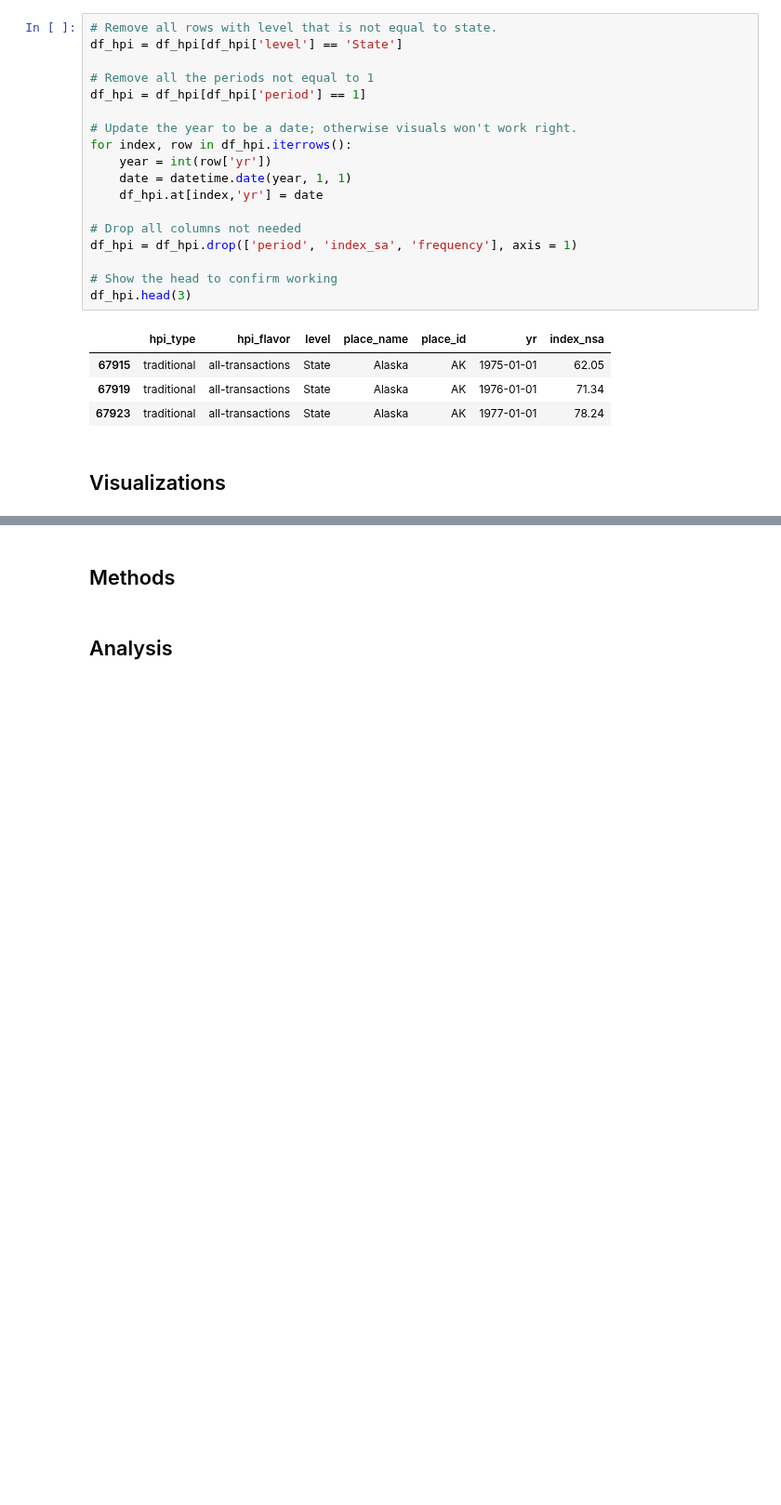
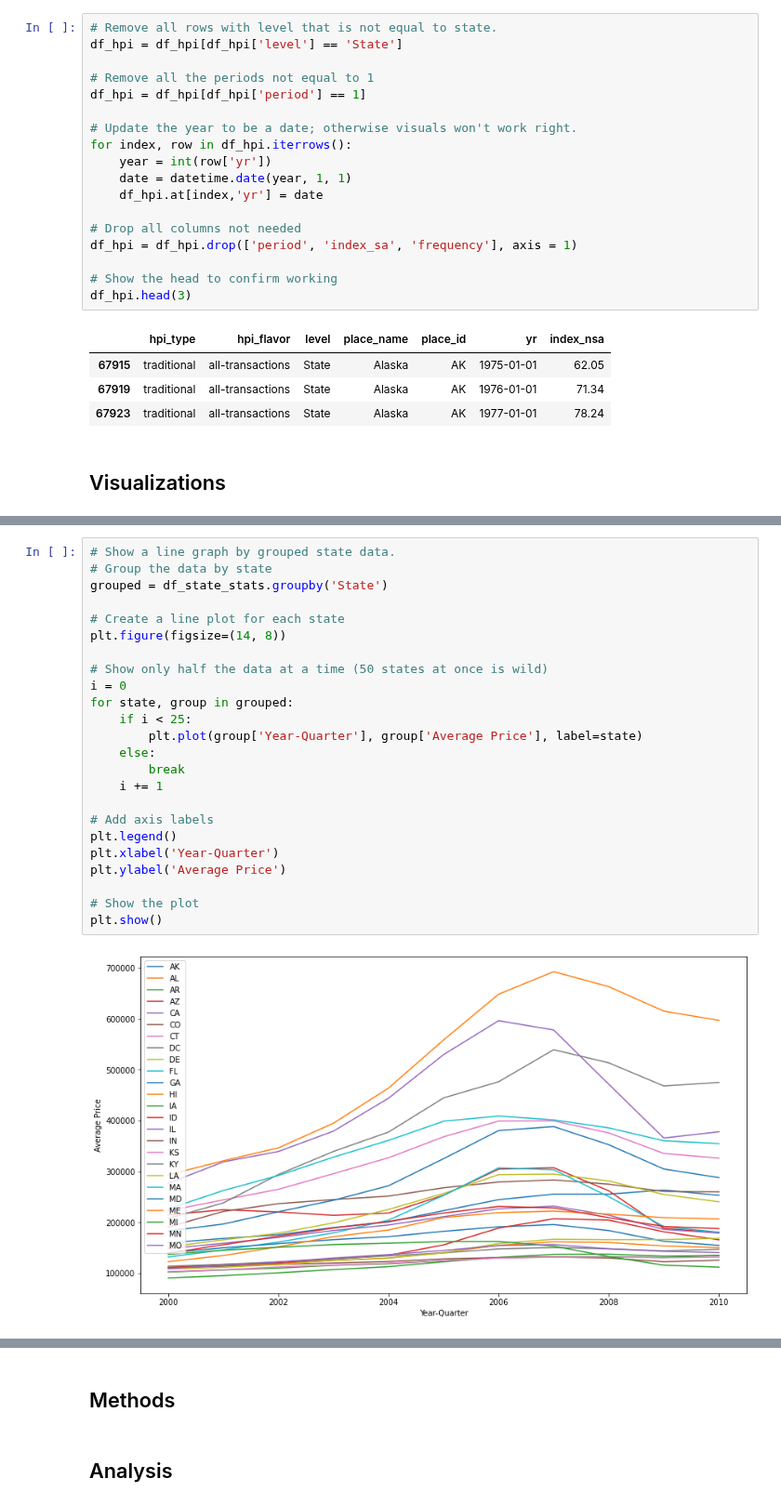
Before and after one commit to joshgreenert/Python-Projects, a Jupyter notebook: Applied Data Science/Project_1_Housing_Market_Predictions/PR 1 Milestone 2 GreenertJ.ipynb, the cells around one changed output, grey strips where cells are left out. Shown at 93% size. Drawn from its saved outputs; the diff is of its cells as text; blank space fills up the shorter version.

```diff
--- a/Applied Data Science/Project_1_Housing_Market_Predictions/PR 1 Milestone 2 GreenertJ.ipynb
+++ b/Applied Data Science/Project_1_Housing_Market_Predictions/PR 1 Milestone 2 GreenertJ.ipynb
@@ -110,0 +117,26 @@ df_hpi.head(3)
+# %%
+# Show a line graph by grouped state data.
+# Group the data by state
+grouped = df_state_stats.groupby('State')
+
+# Create a line plot for each state
+plt.figure(figsize=(14, 8))
+
+# Show only half the data at a time (50 states at once is wild)
+i = 0
+for state, group in grouped:
+    if i < 25:
+        plt.plot(group['Year-Quarter'], group['Average Price'], label=state)
+    else:
+        break
+    i += 1
+
+# Add axis labels
+plt.legend()
+plt.xlabel('Year-Quarter')
+plt.ylabel('Average Price')
+
+# Show the plot
+plt.show()
+# %% [output]
+[figure, added]
```
Also changed, not shown: parts of 7 cells of this notebook.
